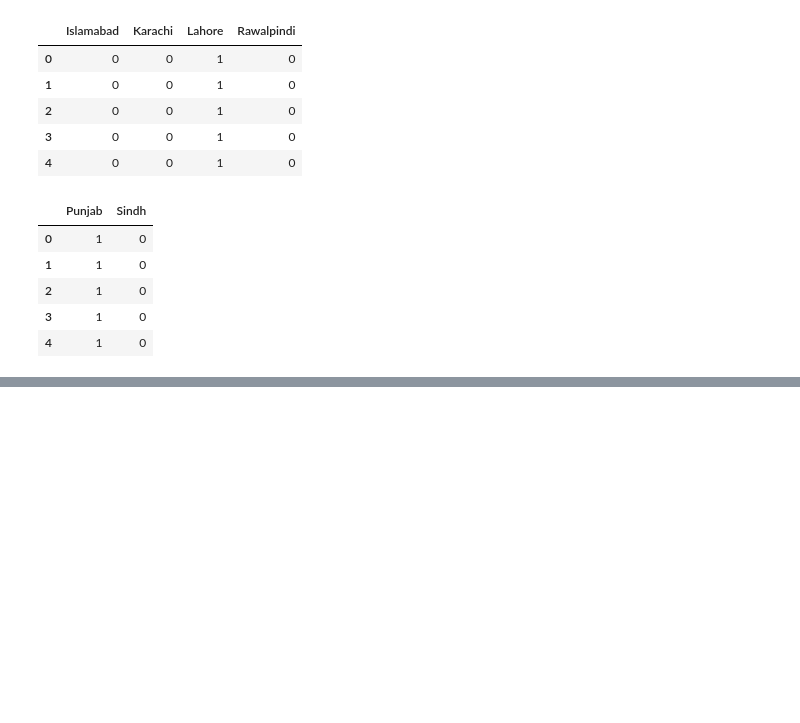
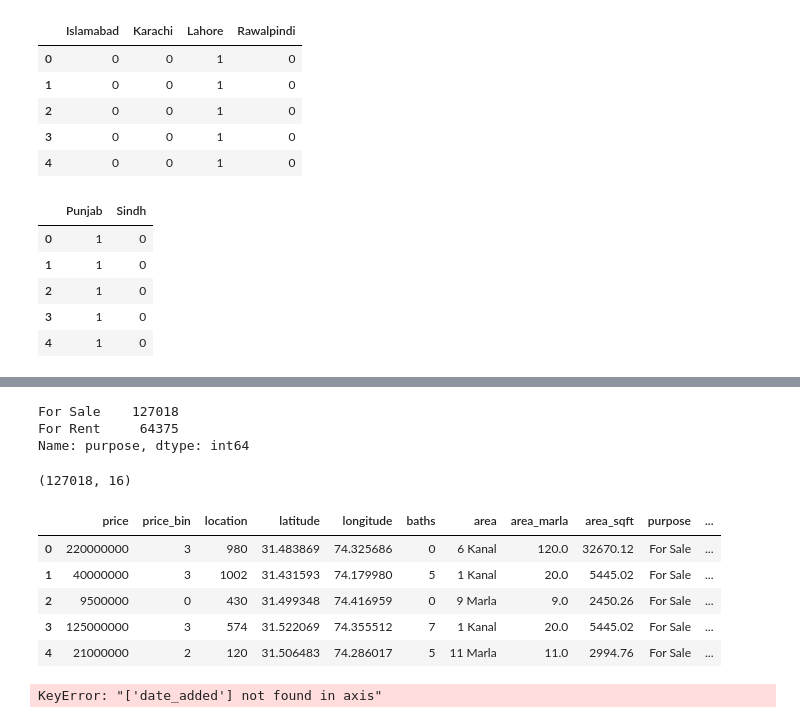
Before and after one commit to ZaheerFDS78/house-price-prediction-model, a Jupyter notebook: Untitled.ipynb, the cells around one changed output, grey strips where cells are left out. Cells and saved outputs as stored; diff of their text form; code cells hidden in the pictures; blank space fills up the shorter version.

```diff
--- a/Untitled.ipynb
+++ b/Untitled.ipynb
@@ -184,0 +264,28 @@ province.head()
+# %%
+# Exploring the purpose feature
+df['purpose'].value_counts()
+# %% [output]
+For Sale    127018
+For Rent     64375
+Name: purpose, dtype: int64
+# %%
+df = df[df['purpose'] >= "For Sale"]
+# %%
+df.shape
+# %% [output]
+(127018, 16)
+# %%
+df.head()
+# %% [output]
+|  | price | price_bin | location | latitude | longitude | baths | area | area_marla | area_sqft | purpose | ... |
+| 0 | 220000000 | 3 | 980 | 31.483869 | 74.325686 | 0 | 6 Kanal | 120.0 | 32670.12 | For Sale | ... |
+| 1 | 40000000 | 3 | 1002 | 31.431593 | 74.179980 | 5 | 1 Kanal | 20.0 | 5445.02 | For Sale | ... |
+| 2 | 9500000 | 0 | 430 | 31.499348 | 74.416959 | 0 | 9 Marla | 9.0 | 2450.26 | For Sale | ... |
+| 3 | 125000000 | 3 | 574 | 31.522069 | 74.355512 | 7 | 1 Kanal | 20.0 | 5445.02 | For Sale | ... |
+| 4 | 21000000 | 2 | 120 | 31.506483 | 74.286017 | 5 | 11 Marla | 11.0 | 2994.76 | For Sale | ... |
+# %%
+# as year date added and year month day are the same as date for posting
+# and are not relevant to our model they will be drop from our dataframe
+df.drop('date_added',axis=1, inplace=True)
+# %% [output]
+KeyError: "['date_added'] not found in axis"
```
Also changed, not shown: parts of 12 cells of this notebook.
